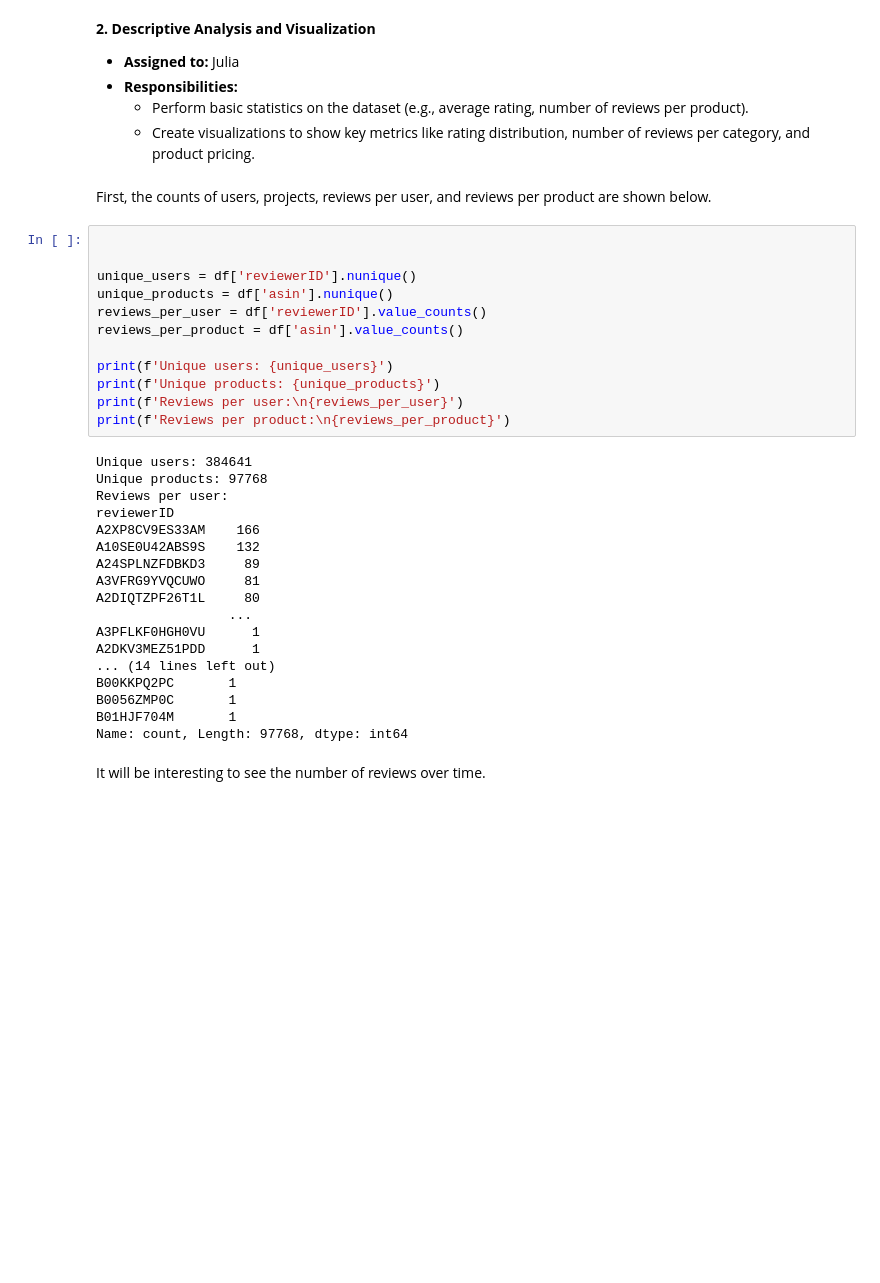
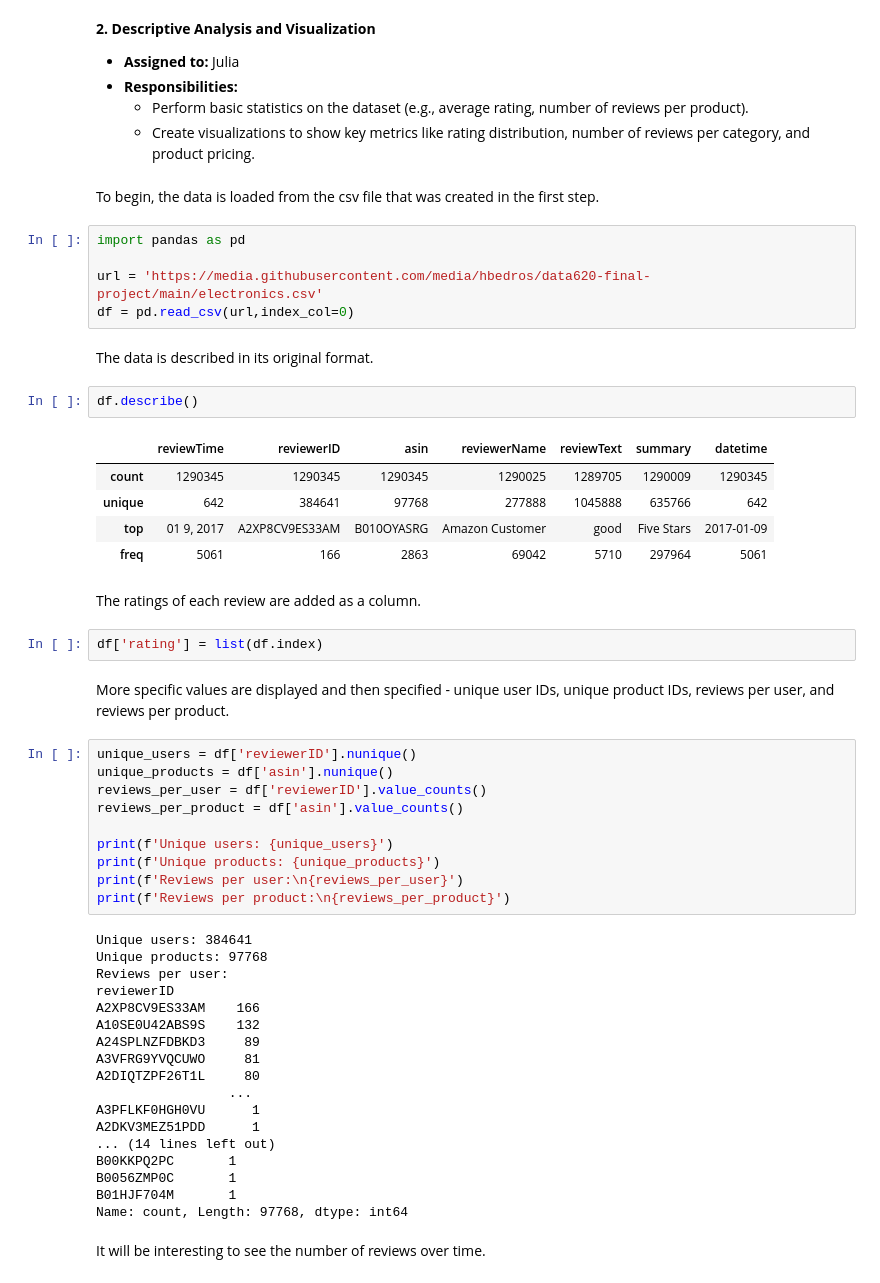
Before and after one commit to hbedros/data620-final-project, a Jupyter notebook: main.ipynb, the cells around one changed output. Drawn from its saved outputs; the diff is of its cells as text; blank space fills up the shorter version.

```diff
--- a/main.ipynb
+++ b/main.ipynb
@@ -32,11 +62,30 @@ The data left in the final csv file named electronics.csv is from after 2016.
 - **Responsibilities:**
   - Perform basic statistics on the dataset (e.g., average rating, number of reviews per product).
   - Create visualizations to show key metrics like rating distribution, number of reviews per category, and product pricing.
-# %% [markdown]
-First, the counts of users, projects, reviews per user, and reviews per product are shown below.
+# %% [markdown]
+To begin, the data is loaded from the csv file that was created in the first step.
+# %%
+import pandas as pd
+
+url = 'https://media.githubusercontent.com/media/hbedros/data620-final-project/main/electronics.csv'
+df = pd.read_csv(url,index_col=0)
+# %% [markdown]
+The data is described in its original format.
+# %%
+df.describe()
+# %% [output]
+|  | reviewTime | reviewerID | asin | reviewerName | reviewText | summary | datetime |
+| count | 1290345 | 1290345 | 1290345 | 1290025 | 1289705 | 1290009 | 1290345 |
+| unique | 642 | 384641 | 97768 | 277888 | 1045888 | 635766 | 642 |
+| top | 01 9, 2017 | A2XP8CV9ES33AM | B010OYASRG | Amazon Customer | good | Five Stars | 2017-01-09 |
+| freq | 5061 | 166 | 2863 | 69042 | 5710 | 297964 | 5061 |
+# %% [markdown]
+The ratings of each review are added as a column.
+# %%
+df['rating'] = list(df.index)
+# %% [markdown]
+More specific values are displayed and then specified - unique user IDs, unique product IDs, reviews per user, and reviews per product.
 # %%
-
-
 unique_users = df['reviewerID'].nunique()
 unique_products = df['asin'].nunique()
 reviews_per_user = df['reviewerID'].value_counts()
```
Also changed, not shown: parts of 17 cells of this notebook.
